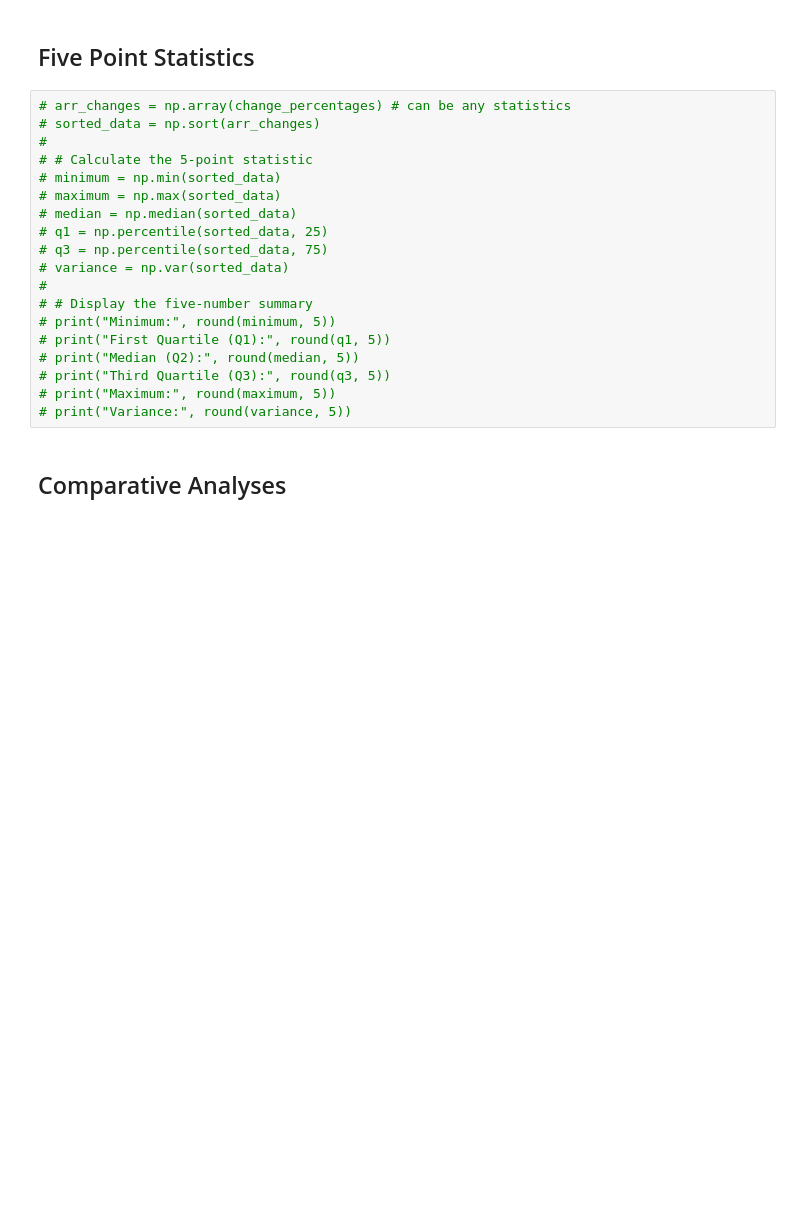
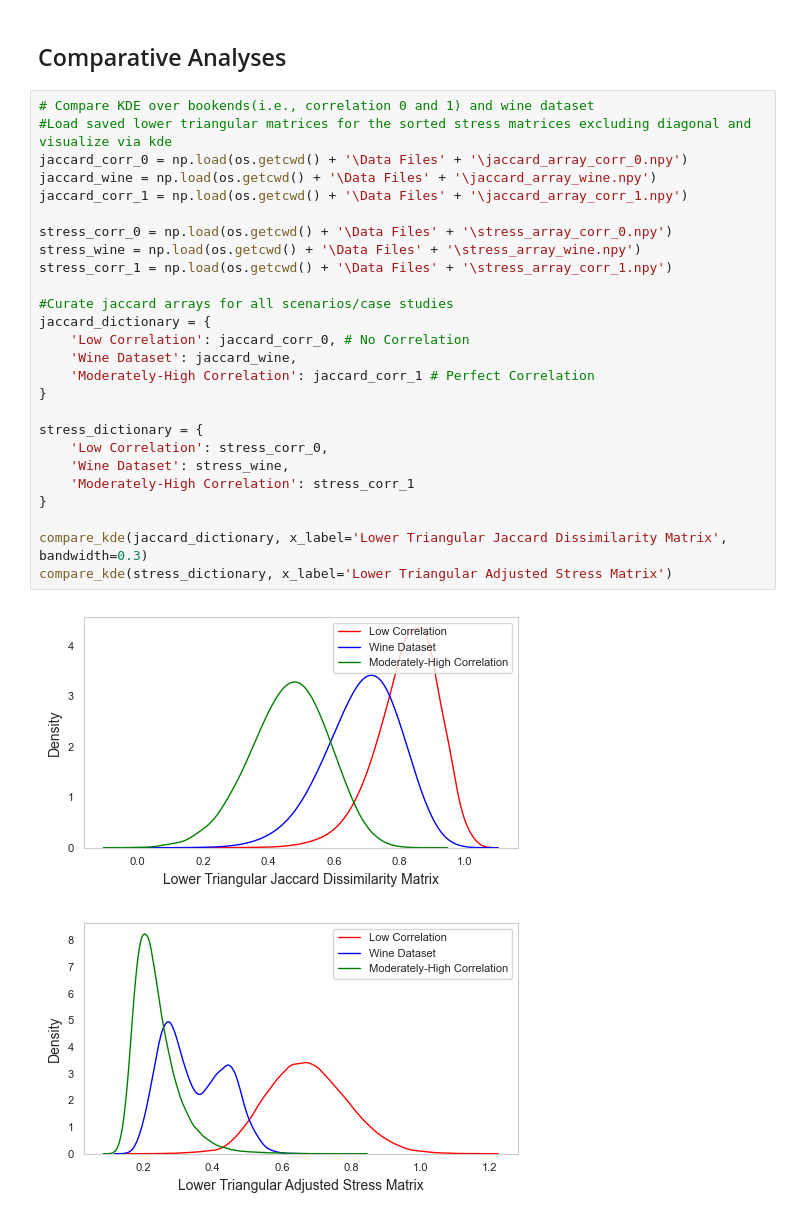
Before and after one commit to misaelmmorales/DeepLearning-LatentSpace-StabilityEvaluation, a Jupyter notebook: Scenarios/Comparative Results Analysis/Notebook for Results Comparisons.ipynb, the cells around one changed output. Drawn from its saved outputs; the diff is of its cells as text; blank space fills up the shorter version.

```diff
--- a/Scenarios/Comparative Results Analysis/Notebook for Results Comparisons.ipynb
+++ b/Scenarios/Comparative Results Analysis/Notebook for Results Comparisons.ipynb
@@ -49,26 +50,34 @@ plt.rcParams["axes.grid"] = False
 
 import warnings
 warnings.filterwarnings('ignore')
-# %% [markdown]
-## Five Point Statistics
-# %%
-# arr_changes = np.array(change_percentages) # can be any statistics
-# sorted_data = np.sort(arr_changes)
-#
-# # Calculate the 5-point statistic
-# minimum = np.min(sorted_data)
-# maximum = np.max(sorted_data)
-# median = np.median(sorted_data)
-# q1 = np.percentile(sorted_data, 25)
-# q3 = np.percentile(sorted_data, 75)
-# variance = np.var(sorted_data)
-#
-# # Display the five-number summary
-# print("Minimum:", round(minimum, 5))
-# print("First Quartile (Q1):", round(q1, 5))
-# print("Median (Q2):", round(median, 5))
-# print("Third Quartile (Q3):", round(q3, 5))
-# print("Maximum:", round(maximum, 5))
-# print("Variance:", round(variance, 5))
 # %% [markdown]
 ## Comparative Analyses
+# %%
+# Compare KDE over bookends(i.e., correlation 0 and 1) and wine dataset
+#Load saved lower triangular matrices for the sorted stress matrices excluding diagonal and visualize via kde
+jaccard_corr_0 = np.load(os.getcwd() + '\Data Files' + '\jaccard_array_corr_0.npy')
+jaccard_wine = np.load(os.getcwd() + '\Data Files' + '\jaccard_array_wine.npy')
+jaccard_corr_1 = np.load(os.getcwd() + '\Data Files' + '\jaccard_array_corr_1.npy')
+
+stress_corr_0 = np.load(os.getcwd() + '\Data Files' + '\stress_array_corr_0.npy')
+stress_wine = np.load(os.getcwd() + '\Data Files' + '\stress_array_wine.npy')
+stress_corr_1 = np.load(os.getcwd() + '\Data Files' + '\stress_array_corr_1.npy')
+
+#Curate jaccard arrays for all scenarios/case studies
+jaccard_dictionary = {
+    'Low Correlation': jaccard_corr_0, # No Correlation
+    'Wine Dataset': jaccard_wine,
+    'Moderately-High Correlation': jaccard_corr_1 # Perfect Correlation
+}
+
+stress_dictionary = {
+    'Low Correlation': stress_corr_0,
+    'Wine Dataset': stress_wine,
+    'Moderately-High Correlation': stress_corr_1
+}
+
+compare_kde(jaccard_dictionary, x_label='Lower Triangular Jaccard Dissimilarity Matrix', bandwidth=0.3)
+compare_kde(stress_dictionary, x_label='Lower Triangular Adjusted Stress Matrix')
+# %% [output]
+[figure, added]
+[figure, added]
```
Also changed, not shown: parts of 12 cells of this notebook.
